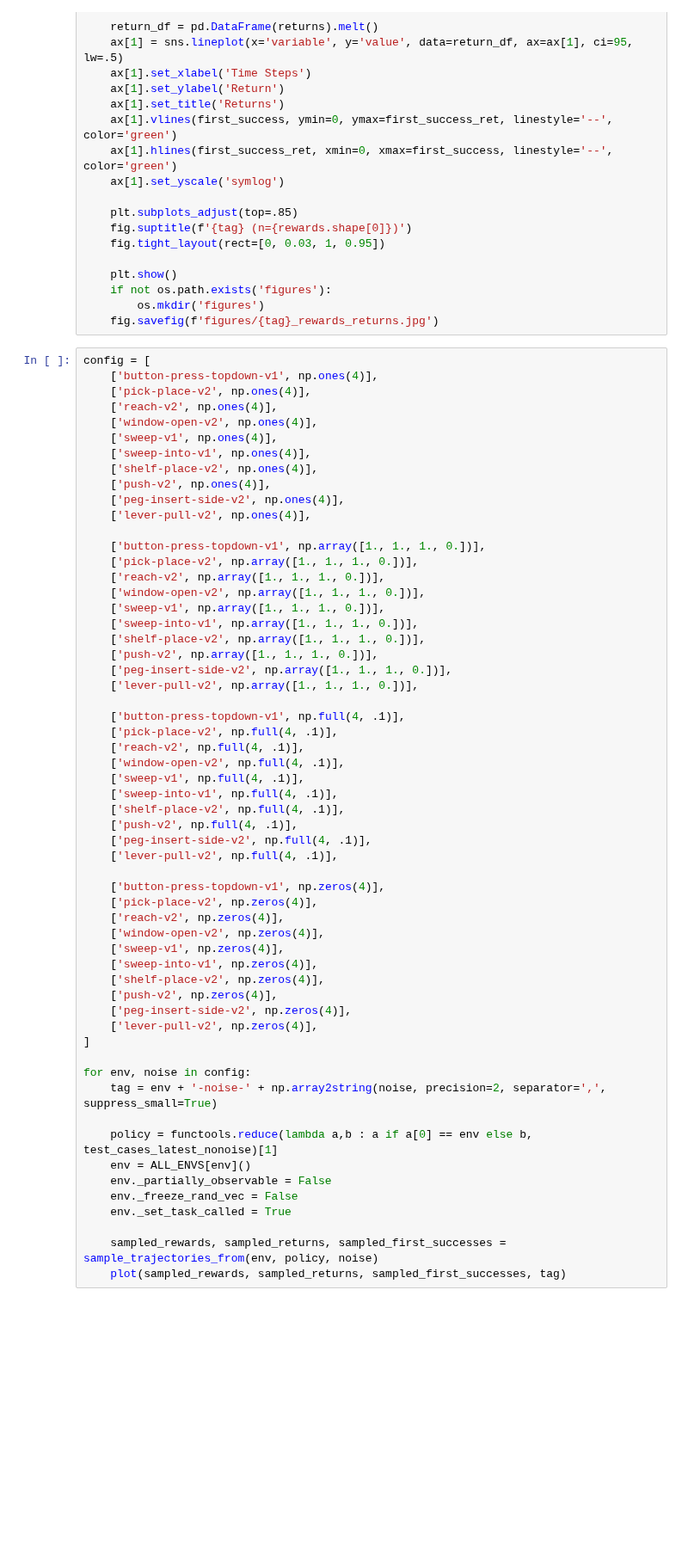
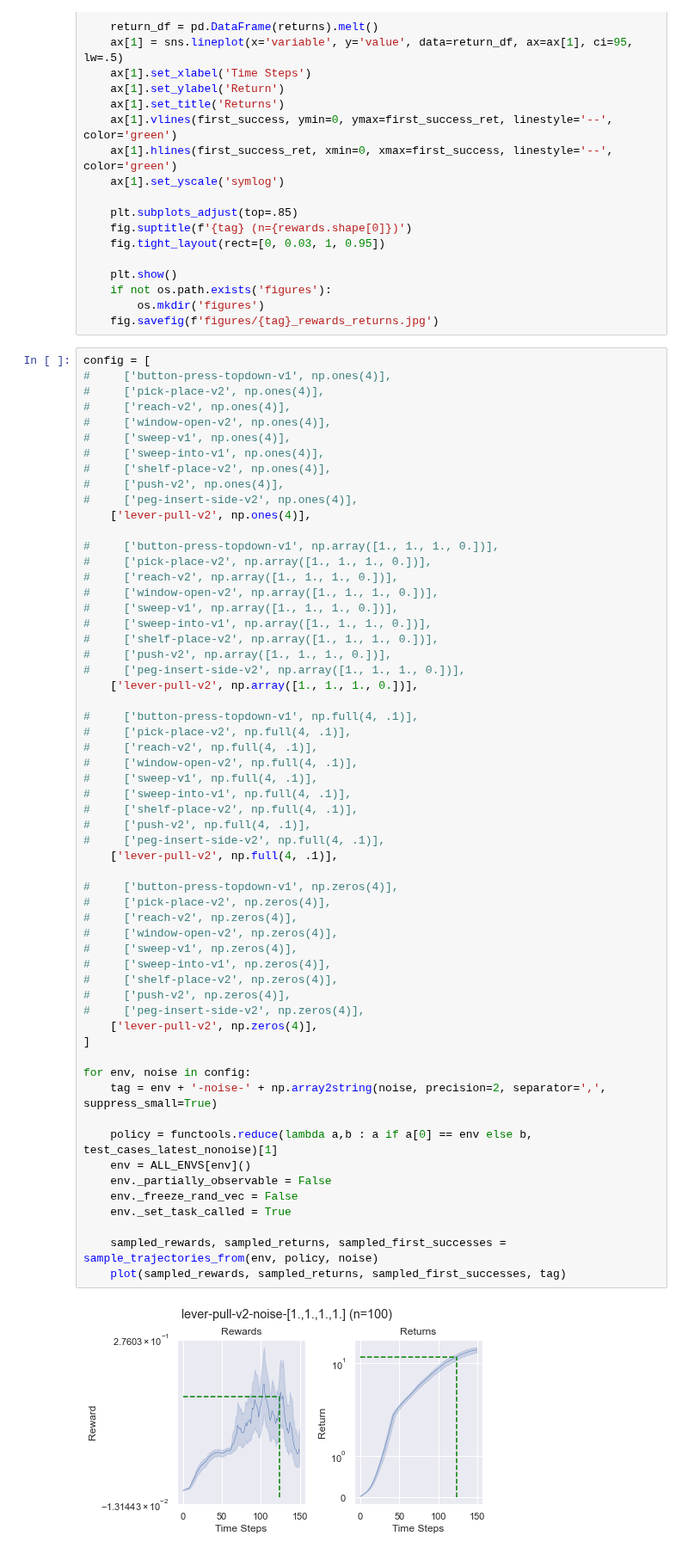
Before and after one commit to Farama-Foundation/Metaworld, a Jupyter notebook: scripts/plot_rewards_returns.ipynb, the cells around one changed output. Shown at 86% size. Drawn from its saved outputs; the diff is of its cells as text; blank space fills up the shorter version.

```diff
--- a/scripts/plot_rewards_returns.ipynb
+++ b/scripts/plot_rewards_returns.ipynb
@@ -65,59 +65,61 @@ def plot(rewards, returns, first_successes, tag):
     fig.savefig(f'figures/{tag}_rewards_returns.jpg')
 # %%
 config = [
-    ['button-press-topdown-v1', np.ones(4)],
-    ['pick-place-v2', np.ones(4)],
-    ['reach-v2', np.ones(4)],
-    ['window-open-v2', np.ones(4)],
-    ['sweep-v1', np.ones(4)],
-    ['sweep-into-v1', np.ones(4)],
-    ['shelf-place-v2', np.ones(4)],
-    ['push-v2', np.ones(4)],
-    ['peg-insert-side-v2', np.ones(4)],
+#     ['button-press-topdown-v1', np.ones(4)],
+#     ['pick-place-v2', np.ones(4)],
+#     ['reach-v2', np.ones(4)],
+#     ['window-open-v2', np.ones(4)],
+#     ['sweep-v1', np.ones(4)],
+#     ['sweep-into-v1', np.ones(4)],
+#     ['shelf-place-v2', np.ones(4)],
+#     ['push-v2', np.ones(4)],
+#     ['peg-insert-side-v2', np.ones(4)],
     ['lever-pull-v2', np.ones(4)],
 
-    ['button-press-topdown-v1', np.array([1., 1., 1., 0.])],
-    ['pick-place-v2', np.array([1., 1., 1., 0.])],
-    ['reach-v2', np.array([1., 1., 1., 0.])],
-    ['window-open-v2', np.array([1., 1., 1., 0.])],
-    ['sweep-v1', np.array([1., 1., 1., 0.])],
-    ['sweep-into-v1', np.array([1., 1., 1., 0.])],
-    ['shelf-place-v2', np.array([1., 1., 1., 0.])],
-    ['push-v2', np.array([1., 1., 1., 0.])],
-    ['peg-insert-side-v2', np.array([1., 1., 1., 0.])],
+#     ['button-press-topdown-v1', np.array([1., 1., 1., 0.])],
+#     ['pick-place-v2', np.array([1., 1., 1., 0.])],
+#     ['reach-v2', np.array([1., 1., 1., 0.])],
+#     ['window-open-v2', np.array([1., 1., 1., 0.])],
+#     ['sweep-v1', np.array([1., 1., 1., 0.])],
+#     ['sweep-into-v1', np.array([1., 1., 1., 0.])],
+#     ['shelf-place-v2', np.array([1., 1., 1., 0.])],
+#     ['push-v2', np.array([1., 1., 1., 0.])],
+#     ['peg-insert-side-v2', np.array([1., 1., 1., 0.])],
     ['lever-pull-v2', np.array([1., 1., 1., 0.])],
 
-    ['button-press-topdown-v1', np.full(4, .1)],
-    ['pick-place-v2', np.full(4, .1)],
-    ['reach-v2', np.full(4, .1)],
-    ['window-open-v2', np.full(4, .1)],
-    ['sweep-v1', np.full(4, .1)],
-    ['sweep-into-v1', np.full(4, .1)],
-    ['shelf-place-v2', np.full(4, .1)],
-    ['push-v2', np.full(4, .1)],
-    ['peg-insert-side-v2', np.full(4, .1)],
+#     ['button-press-topdown-v1', np.full(4, .1)],
+#     ['pick-place-v2', np.full(4, .1)],
+#     ['reach-v2', np.full(4, .1)],
+#     ['window-open-v2', np.full(4, .1)],
+#     ['sweep-v1', np.full(4, .1)],
+#     ['sweep-into-v1', np.full(4, .1)],
+#     ['shelf-place-v2', np.full(4, .1)],
+#     ['push-v2', np.full(4, .1)],
+#     ['peg-insert-side-v2', np.full(4, .1)],
     ['lever-pull-v2', np.full(4, .1)],
 
-    ['button-press-topdown-v1', np.zeros(4)],
-    ['pick-place-v2', np.zeros(4)],
-    ['reach-v2', np.zeros(4)],
-    ['window-open-v2', np.zeros(4)],
-    ['sweep-v1', np.zeros(4)],
-    ['sweep-into-v1', np.zeros(4)],
-    ['shelf-place-v2', np.zeros(4)],
-    ['push-v2', np.zeros(4)],
-    ['peg-insert-side-v2', np.zeros(4)],
+#     ['button-press-topdown-v1', np.zeros(4)],
+#     ['pick-place-v2', np.zeros(4)],
+#     ['reach-v2', np.zeros(4)],
+#     ['window-open-v2', np.zeros(4)],
+#     ['sweep-v1', np.zeros(4)],
+#     ['sweep-into-v1', np.zeros(4)],
+#     ['shelf-place-v2', np.zeros(4)],
+#     ['push-v2', np.zeros(4)],
+#     ['peg-insert-side-v2', np.zeros(4)],
     ['lever-pull-v2', np.zeros(4)],
 ]
 
 for env, noise in config:
     tag = env + '-noise-' + np.array2string(noise, precision=2, separator=',', suppress_small=True)
 
     policy = functools.reduce(lambda a,b : a if a[0] == env else b, test_cases_latest_nonoise)[1]
     env = ALL_ENVS[env]()
     env._partially_observable = False
     env._freeze_rand_vec = False
     env._set_task_called = True
 
     sampled_rewards, sampled_returns, sampled_first_successes = sample_trajectories_from(env, policy, noise)
     plot(sampled_rewards, sampled_returns, sampled_first_successes, tag)
+# %% [output]
+[figure, added]
```
Also changed, not shown: parts of 1 cell of this notebook, 2 other files.
